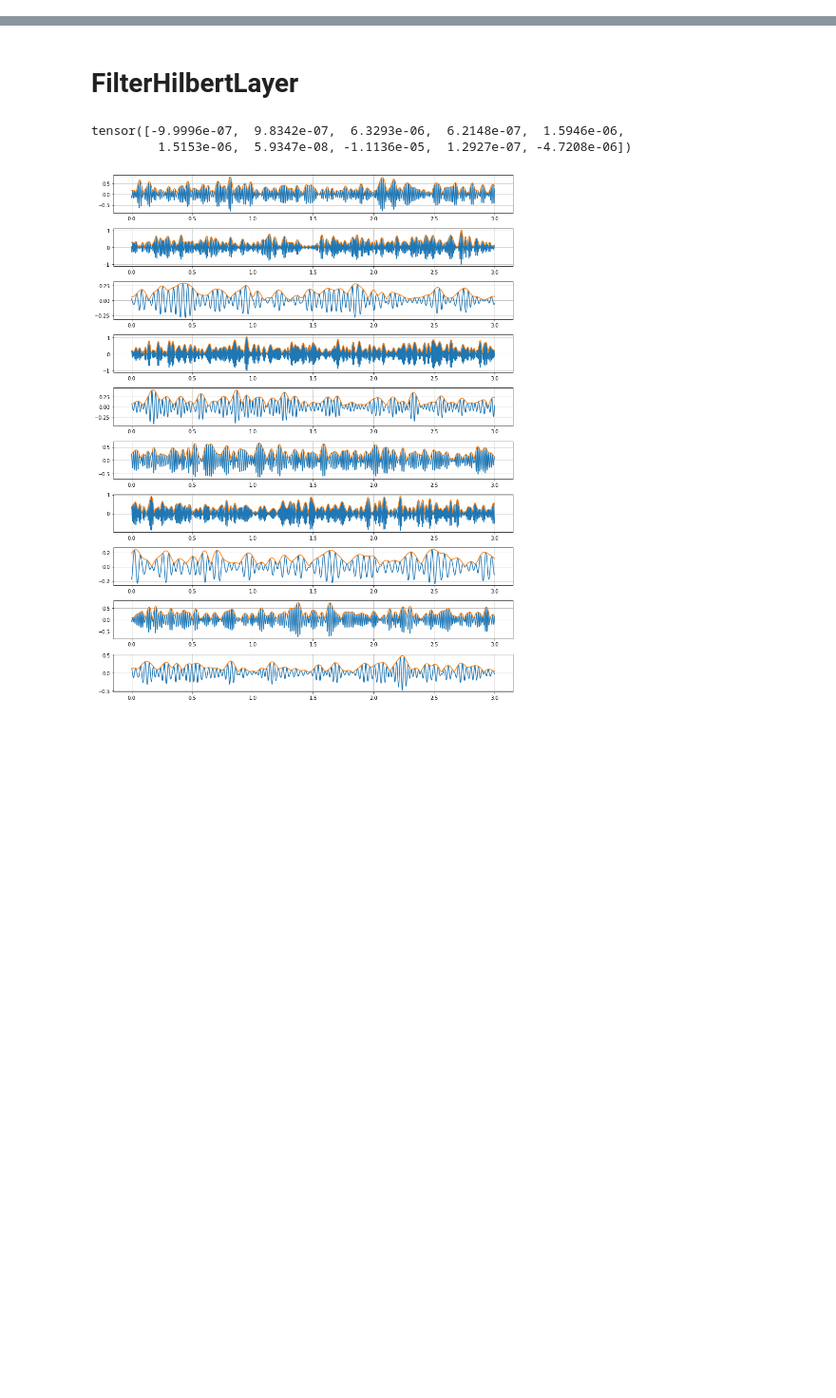
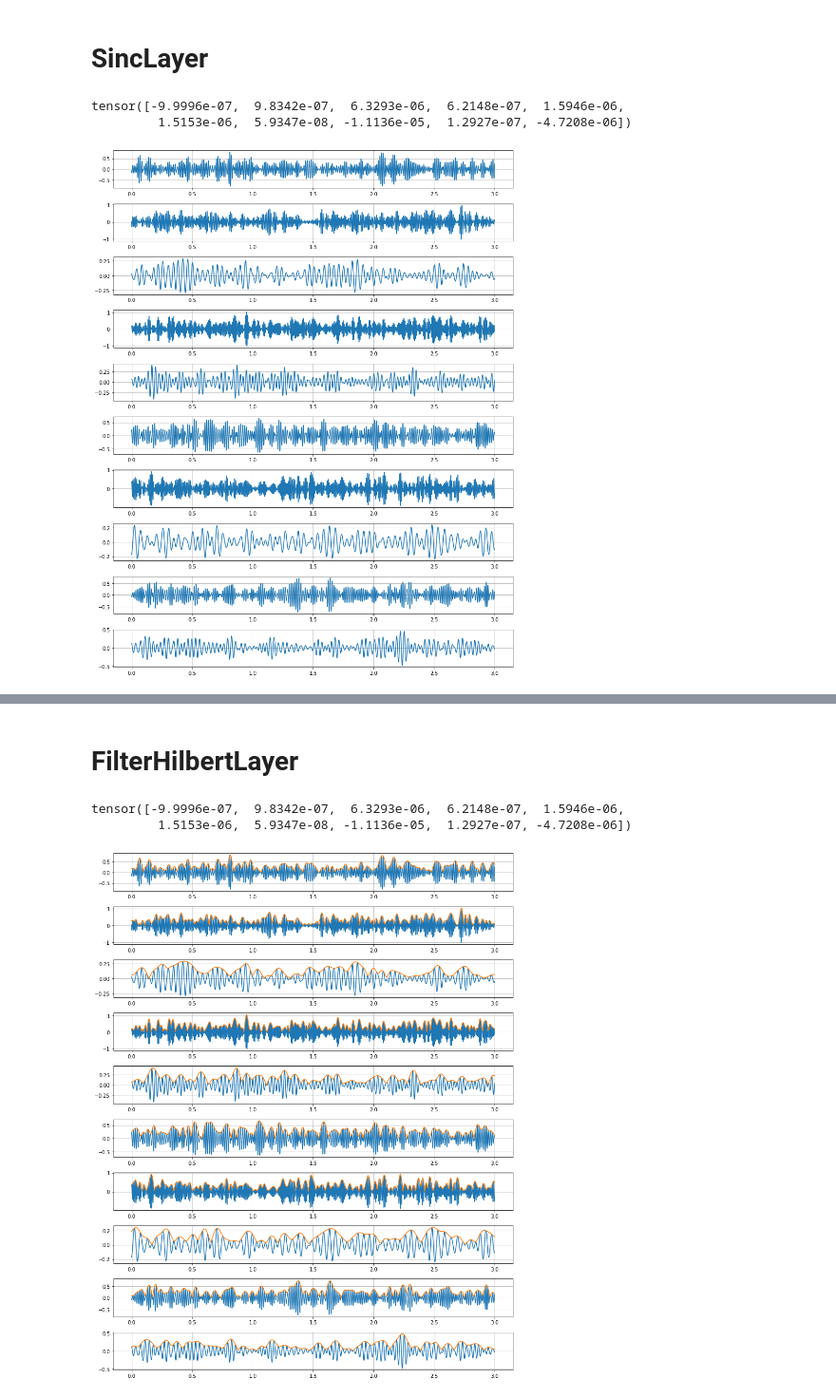
Before and after one commit to amvosk/adenvex, a Jupyter notebook: Layers.ipynb, the cells around one changed output, grey strips where cells are left out. Shown at 95% size. Drawn from its saved outputs; the diff is of its cells as text; code cells hidden in the pictures; blank space fills up the shorter version.

```diff
--- a/Layers.ipynb
+++ b/Layers.ipynb
@@ -12,0 +13,48 @@ from envelope_detector import FilterHilbertLayer, ComplexWaveletLayer
+# %% [markdown]
+# SincLayer
+# %%
+torch.manual_seed(1)
+
+srate = 1000
+n_channels = 10
+freq = None
+# bandwidth = None
+bandwidth = 0.4
+x = torch.randn(size=(n_channels, 3000,))
+
+sinc = SincLayer(
+    n_channels=n_channels,
+    kernel_size=251,
+    srate=srate,
+    fmin_init=20,
+    fmax_init=150,
+    freq=freq,
+    bandwidth=bandwidth,
+)
+
+y = sinc(x)
+
+assert x.shape == y.shape
+y.mean().backward()
+sinc.coef_freq.grad
+# %% [output]
+tensor([-9.9996e-07,  9.8342e-07,  6.3293e-06,  6.2148e-07,  1.5946e-06,
+         1.5153e-06,  5.9347e-08, -1.1136e-05,  1.2927e-07, -4.7208e-06])
+# %%
+x_numpy = x.numpy()
+y_numpy = y.detach().numpy()
+scale = np.arange(x_numpy.shape[-1]) / srate
+
+fig, ax = plt.subplots(n_channels, 1, figsize=(12, 1.5*n_channels))
+for i in range(n_channels):
+
+    ax[i].plot(scale, y_numpy[i])
+    ax[i].set_xlabel('')
+    ax[i].set_ylabel('')
+    ax[i].set_title('')
+    ax[i].grid(True)
+
+plt.tight_layout()
+plt.show()
+# %% [output]
+[figure, added]
```
Also changed, not shown: parts of 14 cells of this notebook, 2 other files.
